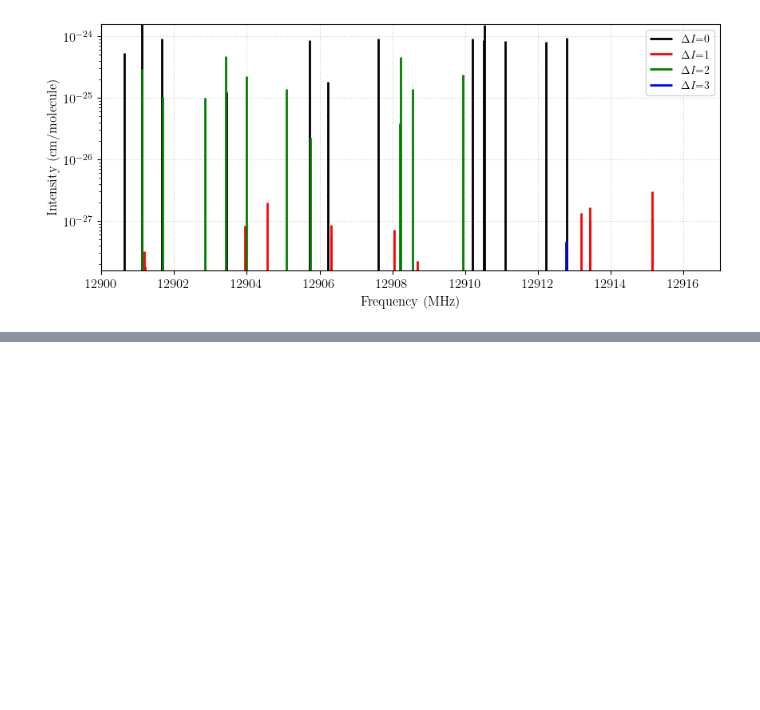
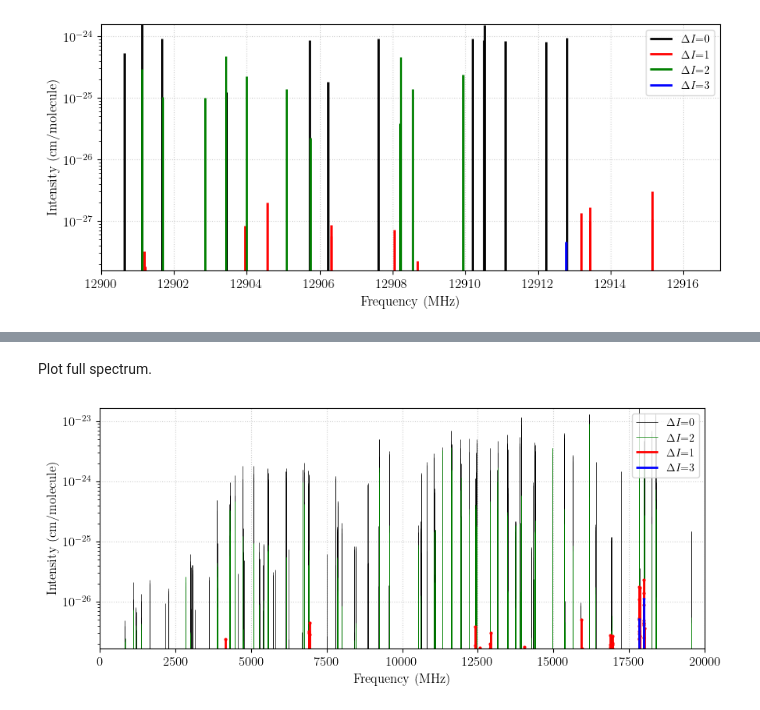
Before and after one commit to robochimps/richmol, a Jupyter notebook: examples/s2cl2_ortho_para_transitions.ipynb, the cells around one changed output, grey strips where cells are left out. Saved outputs shown, nothing was run; the diff lists cells and outputs as text; code cells hidden in the pictures; blank space fills up the shorter version.

```diff
--- a/examples/s2cl2_ortho_para_transitions.ipynb
+++ b/examples/s2cl2_ortho_para_transitions.ipynb
@@ -553,3 +553,52 @@ plt.show()
 For comparision, here is an extract of Fig. 1 from [Kanamori]
 
 <img src="../etc/data/s2cl2/Kanamori_PRL119_2017_Fig1.2.png" alt="Extract from Fig. 1 in Kanamori, et al. Phys. Rev. Lett. 119 (2017) 173401" width="900"/>
+# %% [markdown]
+Plot full spectrum.
+# %%
+# frequency range (MHz)
+nu1 = 0
+nu2 = 20000
+freq, abscoef, spin_diff = stick_spectrum(nu1, nu2)
+
+fig = plt.figure(figsize=(10, 4), dpi=100)
+
+color = ("black", "red", "green", "blue")
+linewidth = (0.5, 2, 0.5, 2)
+marker = ("", "o", "", "v")
+
+for diff in (0, 2, 1, 3):
+    ind = np.where(spin_diff == diff)[0]
+    if len(ind) == 0:
+        continue
+
+    plt.vlines(
+        freq[ind],
+        ymin=0,
+        ymax=abscoef[ind],
+        color=color[diff],
+        linewidth=linewidth[diff],
+        label=f"$\\Delta I$={diff}",
+    )
+
+    if marker[diff]:
+        plt.plot(
+            freq[ind],
+            abscoef[ind],
+            linestyle="None",
+            color=color[diff],
+            marker=marker[diff],
+            markersize=2,
+        )
+
+plt.yscale("log")
+plt.xlim([nu1, nu2])
+plt.ylim([np.max(abscoef) * 1e-4, np.max(abscoef)])
+plt.grid(True, linestyle=":", alpha=0.6)
+plt.xlabel("Frequency (MHz)", fontsize=12)
+plt.ylabel("Intensity (cm/molecule)", fontsize=12)
+plt.tick_params(axis="both", labelsize=12)
+plt.legend()
+plt.show()
+# %% [output]
+[figure, added]
```
Also changed, not shown: parts of 1 cell of this notebook, 3 other files.
